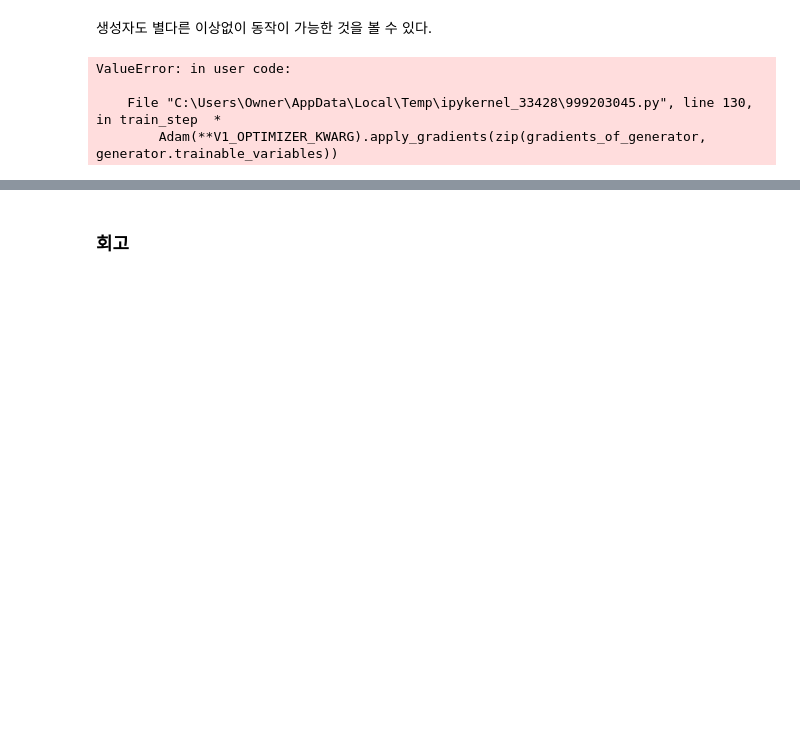
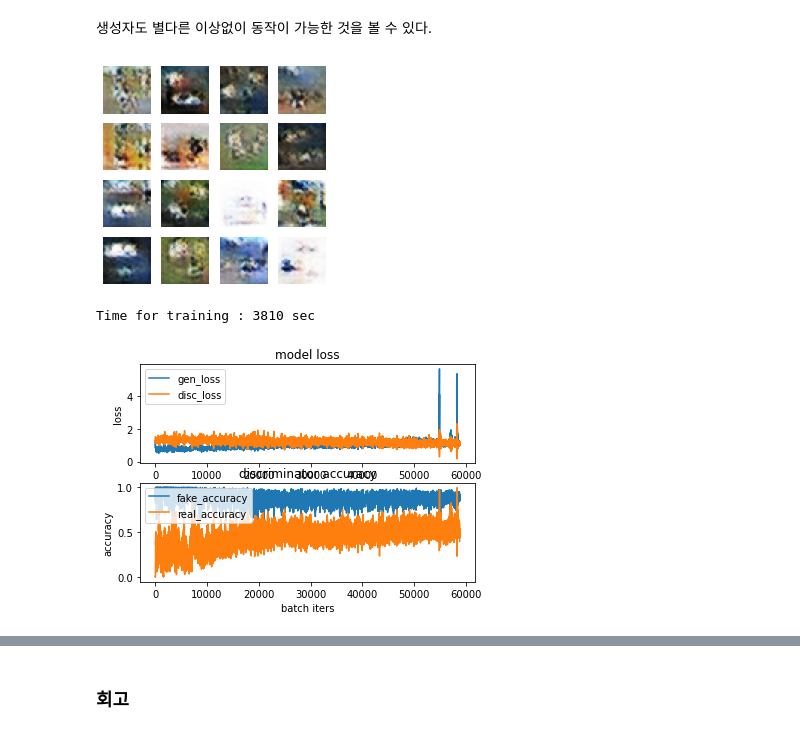
Before and after one commit to hwangsae91/project_so, a Jupyter notebook: exploration/221021/[Exp_11]20221021.ipynb, the cells around one changed output, grey strips where cells are left out. Drawn from its saved outputs; the diff is of its cells as text; code cells hidden in the pictures; blank space fills up the shorter version.

```diff
--- a/exploration/221021/[Exp_11]20221021.ipynb
+++ b/exploration/221021/[Exp_11]20221021.ipynb
@@ -35,6 +40,7 @@ V2_LR = 0.0002
 TRAIN_SAVE_EVERY = 5
 NOISE_DIM = 100 # random sample image dim
 GEN_SAMPLE_NUM = 16
+DEFAULT_EPOCH = 300
 CROSS_ENTROPY = keras.losses.BinaryCrossentropy(from_logits=True)
 V1_OPTIMIZER_KWARG = dict(learning_rate=1e-4)
 V2_OPTIMIZER_KWARG = dict(learning_rate=V2_LR, beta_1=0.5)
@@ -421,19 +384,2 @@ tf.Tensor([[0.49974605]], shape=(1, 1), dtype=float32)
 # %% [markdown]
 생성자도 별다른 이상없이 동작이 가능한 것을 볼 수 있다.
-# %%
-checkpoint = tf.train.Checkpoint(generator_optimizer=Adam(**V1_OPTIMIZER_KWARG),
-                                 discriminator_optimizer=Adam(**V1_OPTIMIZER_KWARG),
-                                 generator=generator_v1,
-                                 discriminator=Adam(**V1_OPTIMIZER_KWARG))
-
-train_v1(
-    train_dataset
-    , tf.random.normal([GEN_SAMPLE_NUM, NOISE_DIM])
-    ,checkpoint
-    , TRAIN_SAVE_EVERY
-    , 1)
-# %% [output]
-ValueError: in user code:
-
-    File "C:\Users\Owner\AppData\Local\Temp\ipykernel_33428\999203045.py", line 130, in train_step  *
-        Adam(**V1_OPTIMIZER_KWARG).apply_gradients(zip(gradients_of_generator, generator.trainable_variables))
@@ -440,3 +455,9 @@ ValueError: in user code:
+# %%
+train_v1(train_dataset, TRAIN_SAVE_EVERY, DEFAULT_EPOCH)
+# %% [output]
+[figure, added]
+Time for training : 3810 sec
+[figure, added]
 # %%
 with imageio.get_writer(GIF_PATH, mode='I') as writer:
     filenames = glob.glob(BASE_PATH + "/generated_samples/sample*.png")
```
Also changed, not shown: parts of 12 cells of this notebook.
